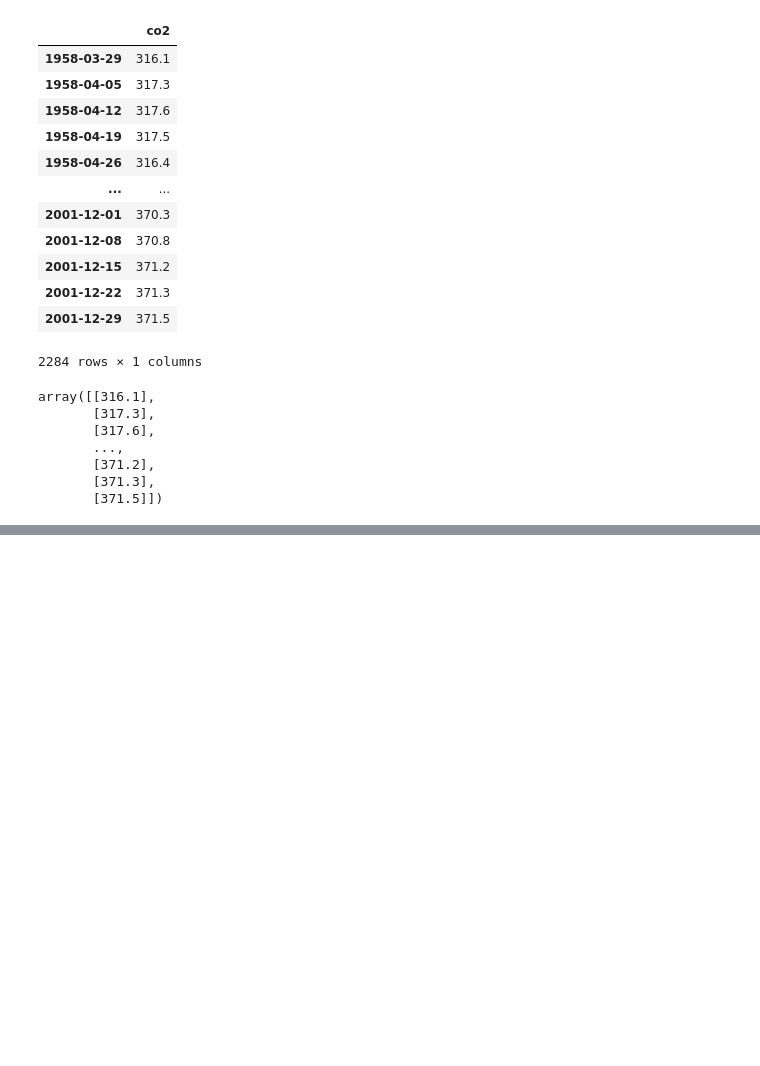
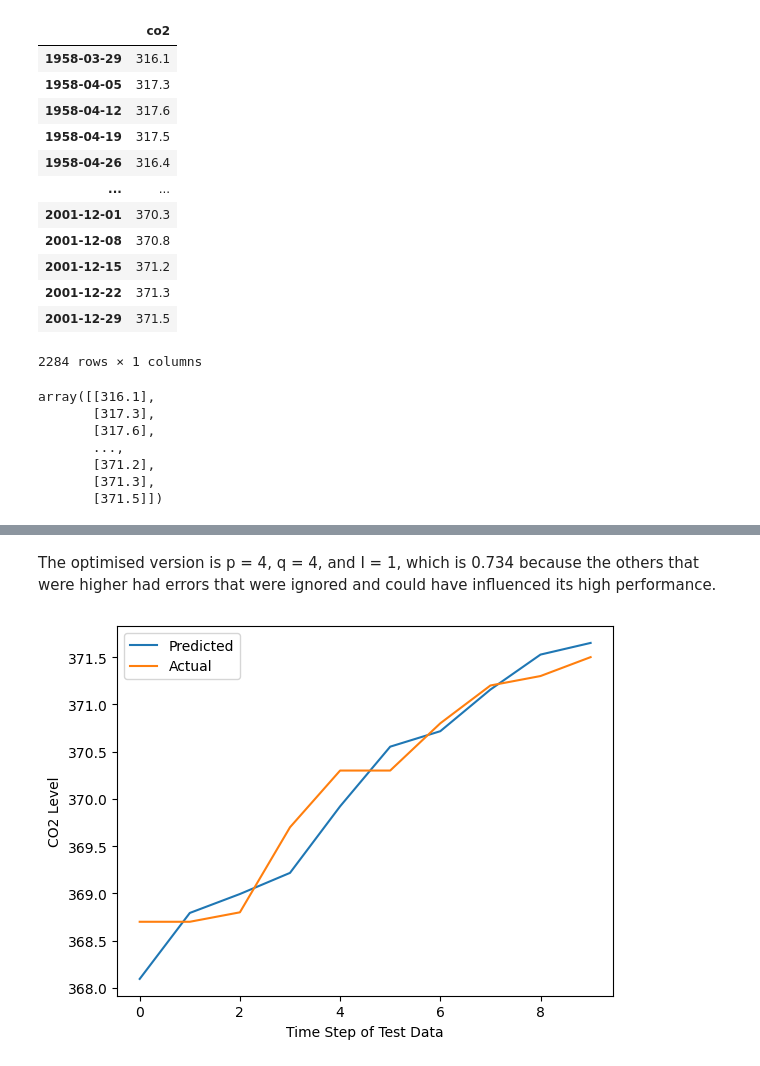
Before and after one commit to Udeani4/time_series_analysis, a Jupyter notebook: UNIVARIATE_TIME_SERIES/ARIMA.ipynb, the cells around one changed output, grey strips where cells are left out. Cells and saved outputs as stored; diff of their text form; code cells hidden in the pictures; blank space fills up the shorter version.

Commit message:
ARIMA training complete

```diff
--- a/UNIVARIATE_TIME_SERIES/ARIMA.ipynb
+++ b/UNIVARIATE_TIME_SERIES/ARIMA.ipynb
@@ -121,7 +121,7 @@ avg_errors = []
 
 for p in range(6):
     for q in range(6):
-        for i in range(3)
+        for i in range(3):
             errors = []
             tscv = TimeSeriesSplit(test_size=10)
 
@@ -166,6 +166,6 @@ for p in range(6):
                 else:
                     errors.append(r2_score(y_true, y_pred))
 
-            pq_result = [p, q, np.nanmean(errors)]
+            pq_result = [p, i, q, np.nanmean(errors)]
             print(pq_result)
             avg_errors.append(pq_result)
@@ -175,0 +212,23 @@ result = avg_errors.pivot(index='p', columns='q')
+# %% [markdown]
+The optimised version is p = 4, q = 4, and I = 1, which is 0.734 because the others that were higher had errors that were ignored and could have influenced its high performance.
+# %%
+# Plot the final result
+
+X_train, X_test = data_array[:-10], data_array[-10:]
+X_test_orig = X_test
+
+fcst = []
+for step in range(10):
+    mod = ARIMA(X_train, order=(4,1,4))
+    res = mod.fit()
+    fcst.append(res.forecast(steps=1))
+    X_train = np.concatenate((X_train, X_test[0:1,:]))
+    X_test = X_test[1:]
+plt.plot(fcst)
+plt.plot(X_test_orig)
+plt.legend(['Predicted', 'Actual'])
+plt.ylabel('CO2 Level')
+plt.xlabel('Time Step of Test Data')
+plt.show()
+# %% [output]
+[figure, added]
```
Also changed, not shown: parts of 4 cells of this notebook, 7 other files.
